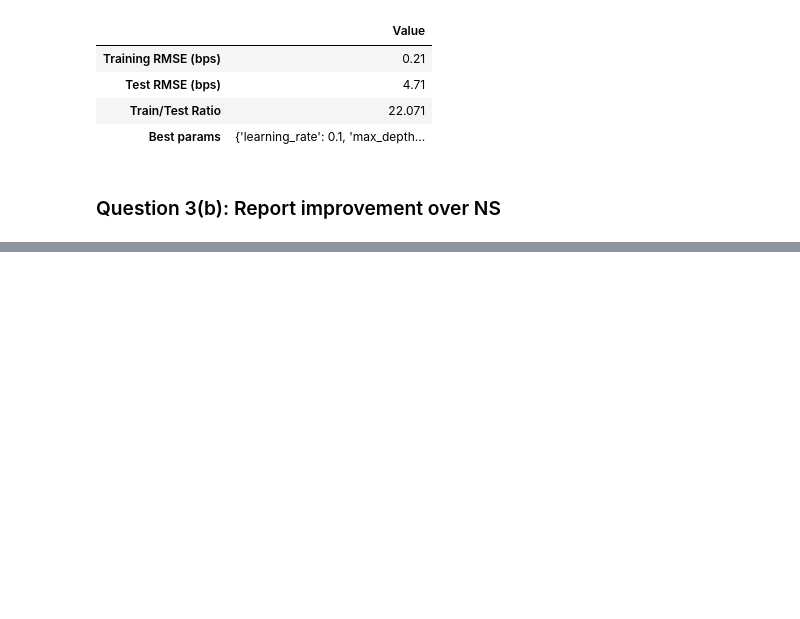
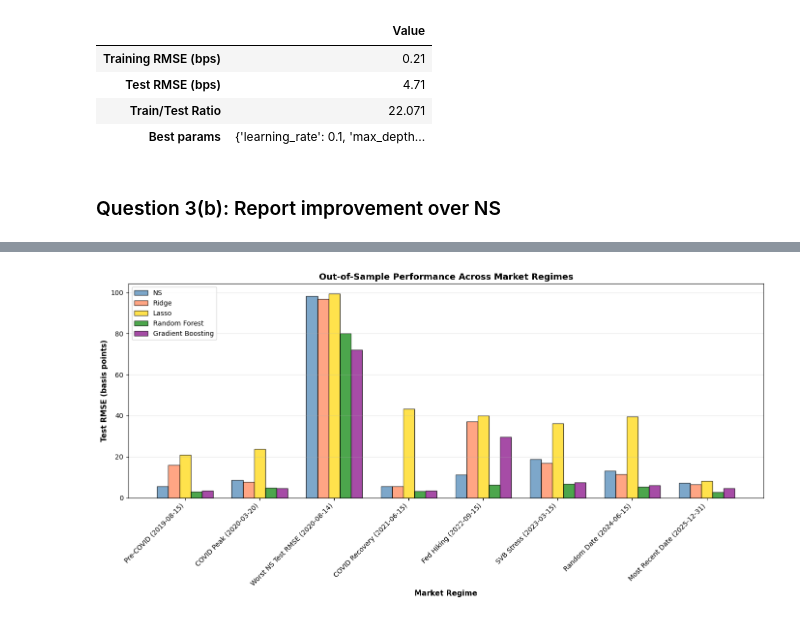
Before and after one commit to AdithSrinivasan/treasury-curve-models, a Jupyter notebook: fitting_yield_curves.ipynb, the cells around one changed output, grey strips where cells are left out. Cells and saved outputs as stored; diff of their text form; code cells hidden in the pictures; blank space fills up the shorter version.

```diff
--- a/fitting_yield_curves.ipynb
+++ b/fitting_yield_curves.ipynb
@@ -1387,0 +1536,86 @@ Best Model Summary
+# %%
+# Display multi-regime performance comparison as a styled DataFrame
+
+display_df = multi_date_df.copy()
+display_df["date"] = display_df["date"].dt.date
+
+# Reorder columns for clarity
+cols = [
+    "regime",
+    "date",
+    "n_bonds",
+    "NS",
+    "Ridge",
+    "Lasso",
+    "Random Forest",
+    "Gradient Boosting",
+]
+display_df = display_df[cols]
+
+# Identify winner and best RMSE for each date
+method_cols = [
+    "NS",
+    "Ridge",
+    "Lasso",
+    "Random Forest",
+    "Gradient Boosting",
+]
+display_df["Winner"] = display_df[method_cols].idxmin(axis=1)
+display_df["Best RMSE"] = display_df[method_cols].min(axis=1)
+
+# Compute winner counts
+winner_counts = display_df["Winner"].value_counts().rename("Winner Count")
+winner_summary_df = winner_counts.reset_index()
+winner_summary_df = winner_summary_df.rename(columns={"index": "Method"})
+winner_summary_df["Dates Count"] = f"{len(display_df)}"
+
+# Display the main comparison table with a caption
+display(
+    display_df.style.set_caption("Multi-Regime Performance Comparison (Test RMSE in bps)")
+)
+
+# Display the winner summary table with a caption
+display(
+    winner_summary_df.style.set_caption("Overall Method Winner Count Across Regimes")
+)
+
+# Visualize out-of-sample performance across market regimes
+fig, ax = plt.subplots(figsize=(14, 7))
+
+regimes = display_df["regime"].values
+x = np.arange(len(regimes))
+width = 0.15
+
+methods = ["NS", "Ridge", "Lasso", "Random Forest", "Gradient Boosting"]
+colors = {
+    "NS": "steelblue",
+    "Ridge": "coral",
+    "Lasso": "gold",
+    "Random Forest": "green",
+    "Gradient Boosting": "purple"
+}
+
+for idx, method in enumerate(methods):
+    offset = (idx - 2) * width
+    values = display_df[method].values
+    ax.bar(
+        x + offset,
+        values,
+        width,
+        label=method,
+        color=colors[method],
+        edgecolor="black",
+        alpha=0.7,
+    )
+
+ax.set_xlabel("Market Regime", fontsize=11, fontweight="bold")
+ax.set_ylabel("Test RMSE (basis points)", fontsize=11, fontweight="bold")
+ax.set_title("Out-of-Sample Performance Across Market Regimes", fontsize=13, fontweight="bold")
+ax.set_xticks(x)
+ax.set_xticklabels(regimes, rotation=45, ha="right")
+ax.legend(loc="upper left", fontsize=10)
+ax.grid(True, alpha=0.3, axis="y")
+
+plt.tight_layout()
+plt.show()
+# %% [output]
@@ -1387,0 +1636 @@ Best Model Summary
+[figure, added]
```
Also changed, not shown: parts of 8 cells of this notebook.
